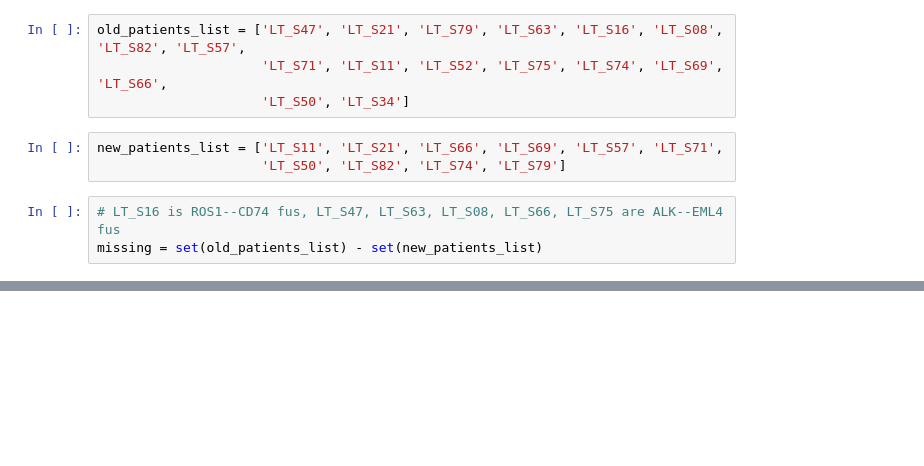
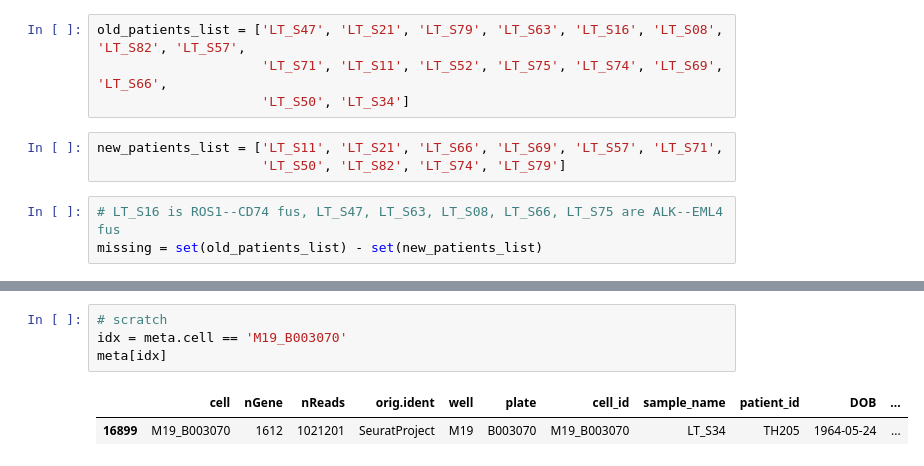
Before and after one commit to lincoln-harris/potLuck, a Jupyter notebook: fig2_scratch.ipynb, the cells around one changed output, grey strips where cells are left out. Cells and saved outputs as stored; diff of their text form; blank space fills up the shorter version.

```diff
--- a/fig2_scratch.ipynb
+++ b/fig2_scratch.ipynb
@@ -85,0 +95,7 @@ missing - set(['LT_S16', 'LT_S47', 'LT_S63', 'LT_S08', 'LT_S66', 'LT_S75'])
+# %%
+# scratch
+idx = meta.cell == 'M19_B003070'
+meta[idx]
+# %% [output]
+|  | cell | nGene | nReads | orig.ident | well | plate | cell_id | sample_name | patient_id | DOB | ... |
+| 16899 | M19_B003070 | 1612 | 1021201 | SeuratProject | M19 | B003070 | M19_B003070 | LT_S34 | TH205 | 1964-05-24 | ... |
```
Also changed, not shown: parts of 5 cells of this notebook, 3 other files.
